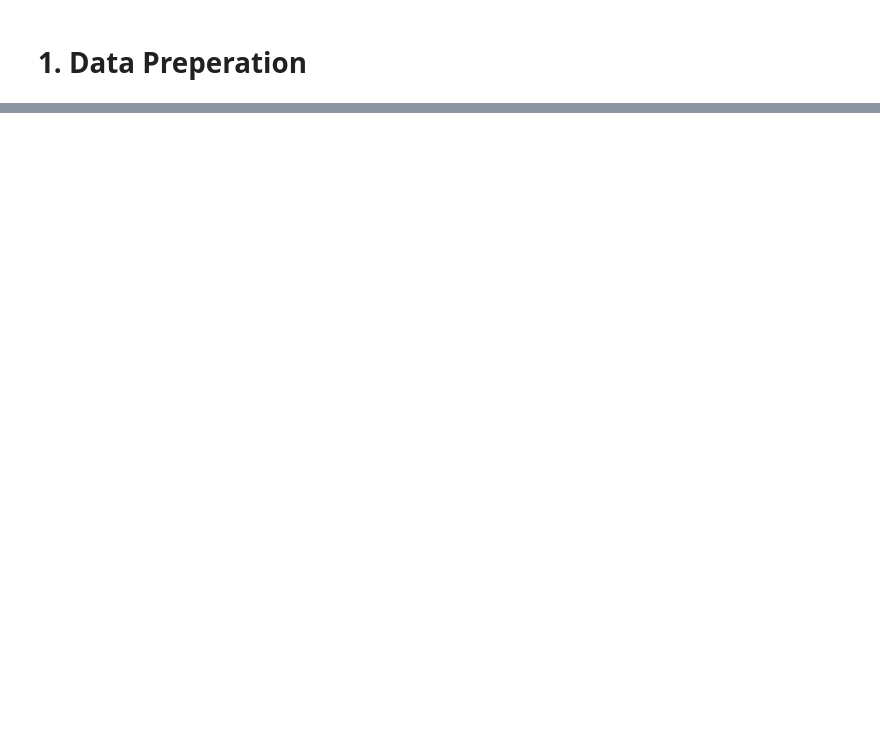
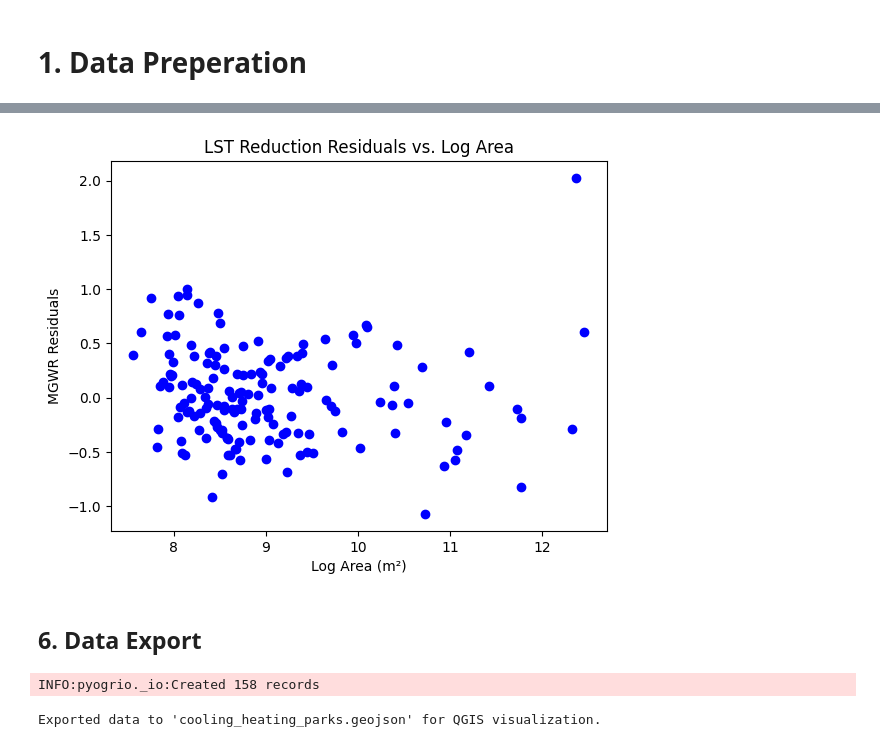
Before and after one commit to NourahAlhosain/CASA-Disso-25, a Jupyter notebook: 06_ImpactFactorsAnalysis.ipynb, the cells around one changed output, grey strips where cells are left out. Cells and saved outputs as stored; diff of their text form; code cells hidden in the pictures; blank space fills up the shorter version.

```diff
--- a/06_ImpactFactorsAnalysis.ipynb
+++ b/06_ImpactFactorsAnalysis.ipynb
@@ -433,0 +355,5 @@ strong multicollinearity or other numerical problems.
+# %%
+# In 3.4 PCA after MGWR results
+data_gdf['PCA_capped'] = data_gdf['PCA'].clip(lower=data_gdf['PCA'].quantile(0.05), upper=data_gdf['PCA'].quantile(0.95))
+mgwr_pca_outlier = run_mgwr_regression(data_gdf, 'PCA_capped', predictors, coords, w, len(data_gdf), scaler)
+print(f"Outlier-Adjusted MGWR R2 for PCA: {mgwr_pca_outlier['model'].R2:.4f}")
@@ -433,0 +377,7 @@ strong multicollinearity or other numerical problems.
+# %%
+# Investigate PCA's weaker performance
+print("\nInvestigating PCA's Weaker Performance:")
+print(f"PCA Global R2: {mgwr_pca['model'].R2:.4f} is lower than PCI and PCE, suggesting unmodeled factors.")
+print(f"PCA AIC: {mgwr_pca['model'].aic:.4f} is high, indicating potential overfitting or missing variables.")
+data_gdf['PCA_outliers'] = data_gdf['PCA'].abs() > data_gdf['PCA'].quantile(0.95)
+print(f"Number of potential outliers: {data_gdf['PCA_outliers'].sum()}")
@@ -433,0 +400,4 @@ strong multicollinearity or other numerical problems.
+# %%
+# Categorize cooling vs. heating parks
+data_gdf['PCI_group'] = data_gdf['PCI'].apply(lambda x: 'Cooling' if x < 0 else 'Heating')
+data_gdf['PCI_group'].value_counts()
@@ -433,0 +463,7 @@ strong multicollinearity or other numerical problems.
+# %%
+# Run MGWR regression for LST Reduction
+mgwr_lst_reduction = run_mgwr_regression(data_gdf, 'lst_reduction', predictors, coords, w, len(data_gdf), scaler)
+print(f"\nMGWR Optimal Bandwidths for LST Reduction: {mgwr_lst_reduction['bandwidths']}")
+print(f"MGWR Summary for LST Reduction:")
+print(f"Global R2: {mgwr_lst_reduction['model'].R2:.4f}")
+print(f"MGWR AIC: {mgwr_lst_reduction['model'].aic:.4f}")
@@ -433,0 +508,21 @@ strong multicollinearity or other numerical problems.
+# %%
+mgwr_residuals_lst = data_gdf['lst_reduction'].values - mgwr_lst_reduction['model'].predy.flatten()
+plt.scatter(data_gdf['log_area_m2'], mgwr_residuals_lst, c='blue')
+plt.xlabel('Log Area (m²)')
+plt.ylabel('MGWR Residuals')
+plt.title('LST Reduction Residuals vs. Log Area')
+plt.show()
+# %% [output]
+[figure, added]
+# %% [markdown]
+## 6. Data Export
+# %%
+# Drop centroid column to avoid multiple geometry columns
+data_gdf = data_gdf.drop(columns=['centroid'])
+
+# Spatial visualization preparation
+data_gdf.to_file('Data/Riyadh_parks_with_all_variables.geojson', driver='GeoJSON')
+print("Exported data to 'cooling_heating_parks.geojson' for QGIS visualization.")
+# %% [output]
+INFO:pyogrio._io:Created 158 records
+Exported data to 'cooling_heating_parks.geojson' for QGIS visualization.
```
Also changed, not shown: parts of 75 cells of this notebook, 8 other files.
